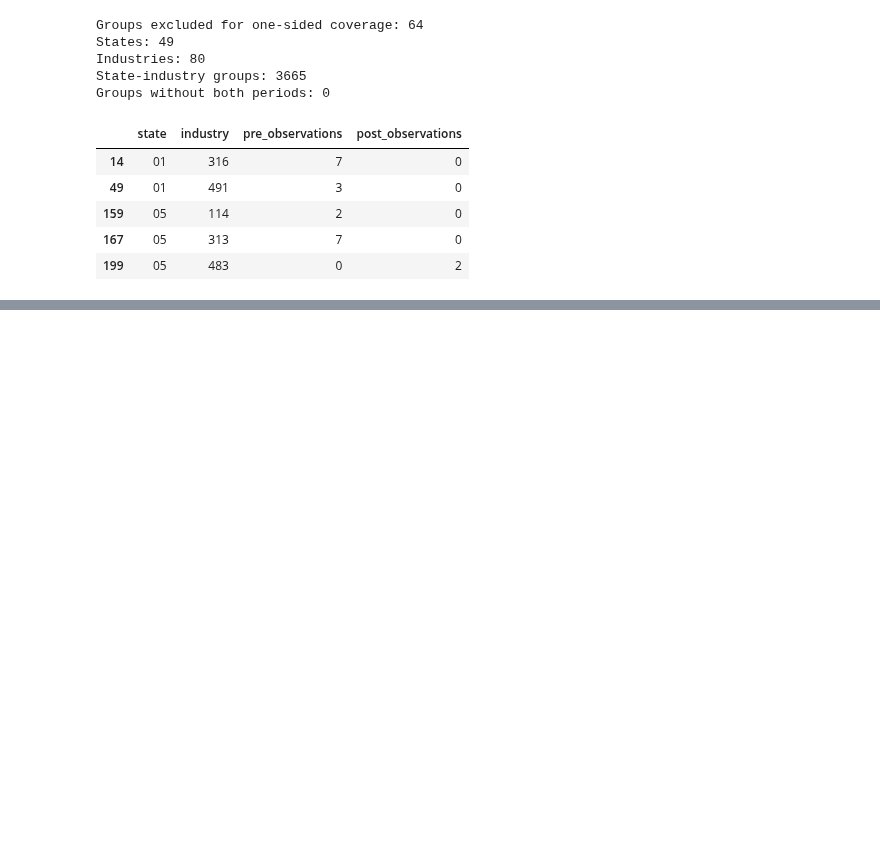
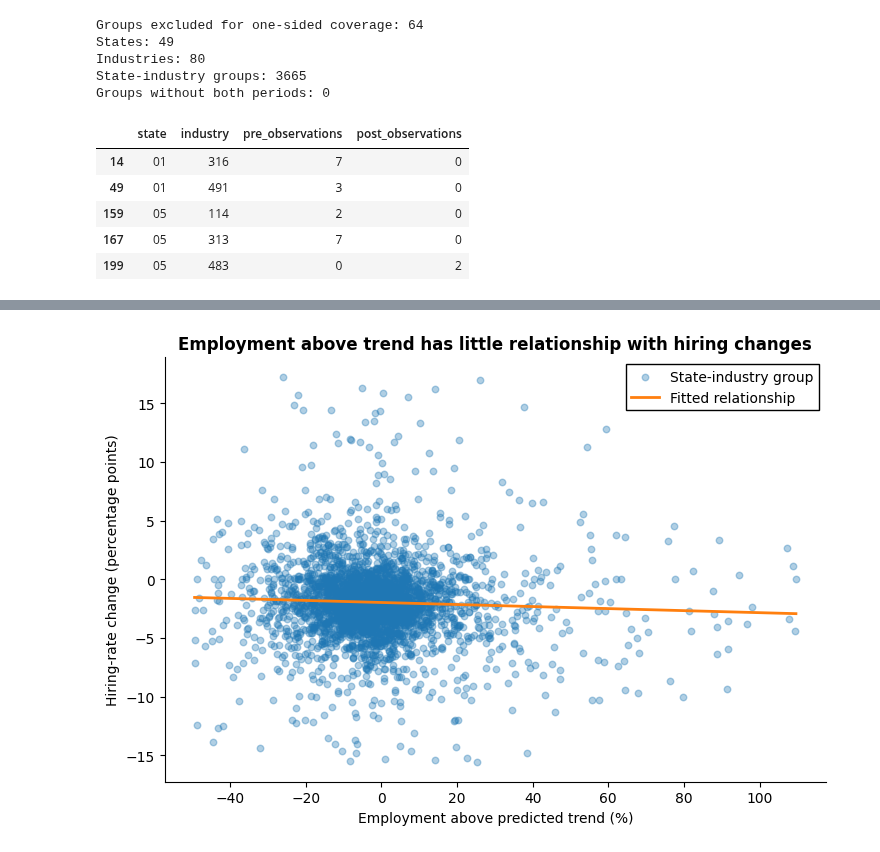
Before and after one commit to viet0901/senior-research, a Jupyter notebook: notebooks/01_research_analysis.ipynb, the cells around one changed output, grey strips where cells are left out. Saved outputs shown, nothing was run; the diff lists cells and outputs as text; code cells hidden in the pictures; blank space fills up the shorter version.

```diff
--- a/notebooks/01_research_analysis.ipynb
+++ b/notebooks/01_research_analysis.ipynb
@@ -1479,0 +1998,95 @@ Groups without both periods: 0
+# %%
+# Identify the central range for a readable figure
+trend_bounds = descriptive_group_data[
+    "employment_above_trend_log_pct"
+].quantile([0.01, 0.99])
+
+hiring_change_bounds = descriptive_group_data[
+    "hiring_change_pct_points"
+].quantile([0.01, 0.99])
+
+central_trend_data = descriptive_group_data.loc[
+    descriptive_group_data[
+        "employment_above_trend_log_pct"
+    ].between(trend_bounds.iloc[0], trend_bounds.iloc[1])
+    & descriptive_group_data[
+        "hiring_change_pct_points"
+    ].between(
+        hiring_change_bounds.iloc[0],
+        hiring_change_bounds.iloc[1],
+    )
+].copy()
+
+trend_line_slope, trend_line_intercept = np.polyfit(
+    central_trend_data["employment_above_trend_log_pct"],
+    central_trend_data["hiring_change_pct_points"],
+    1,
+)
+
+trend_line_x = np.linspace(
+    central_trend_data["employment_above_trend_log_pct"].min(),
+    central_trend_data["employment_above_trend_log_pct"].max(),
+    100,
+)
+trend_line_y = (
+    trend_line_intercept
+    + trend_line_slope * trend_line_x
+)
+
+
+# Plot the central observations
+fig, ax = plt.subplots(figsize=(7.5, 5.2))
+
+ax.scatter(
+    central_trend_data["employment_above_trend_log_pct"],
+    central_trend_data["hiring_change_pct_points"],
+    color="tab:blue",
+    alpha=0.35,
+    s=22,
+    label="State-industry group",
+)
+
+ax.plot(
+    trend_line_x,
+    trend_line_y,
+    color="tab:orange",
+    linewidth=2,
+    label="Fitted relationship",
+)
+
+ax.set_title(
+    "Employment above trend has little relationship with hiring changes",
+    fontweight="bold",
+)
+ax.set_xlabel("Employment above predicted trend (%)")
+ax.set_ylabel("Hiring-rate change (percentage points)")
+
+ax.spines["top"].set_visible(False)
+ax.spines["right"].set_visible(False)
+ax.legend(
+    frameon=True,
+    fancybox=False,
+    framealpha=1,
+    edgecolor="black",
+    facecolor="white",
+)
+
+fig.tight_layout()
+
+trend_hiring_figure_path = (
+    project_root
+    / "figures"
+    / "employment_trend_hiring_change.png"
+)
+fig.savefig(
+    trend_hiring_figure_path,
+    dpi=300,
+    bbox_inches="tight",
+)
+
+plt.show()
+
+print("Groups in full sample:", len(descriptive_group_data))
+print("Groups displayed:", len(central_trend_data))
+# %% [output]
+[figure, added]
```
Also changed, not shown: parts of 19 cells of this notebook, 4 other files.
